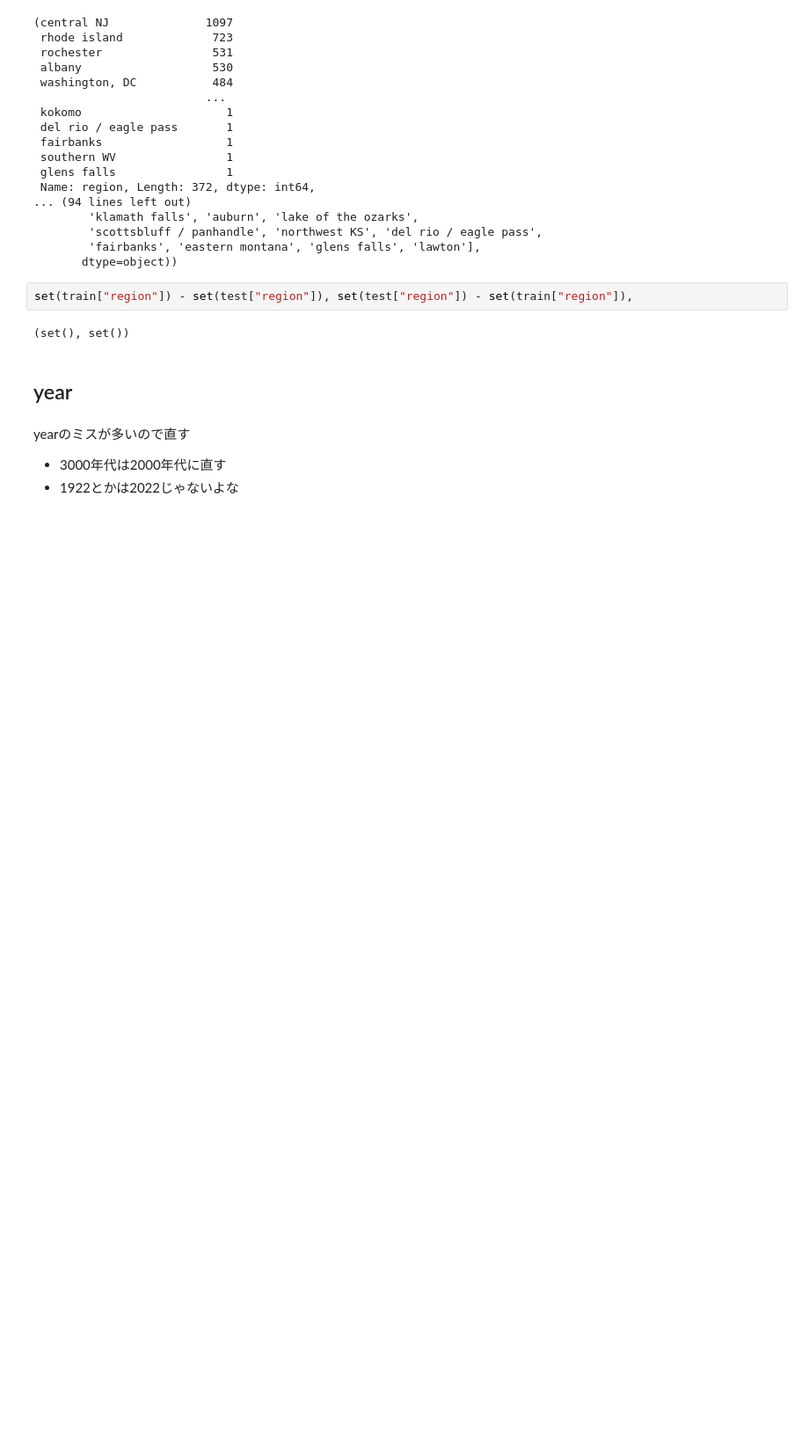
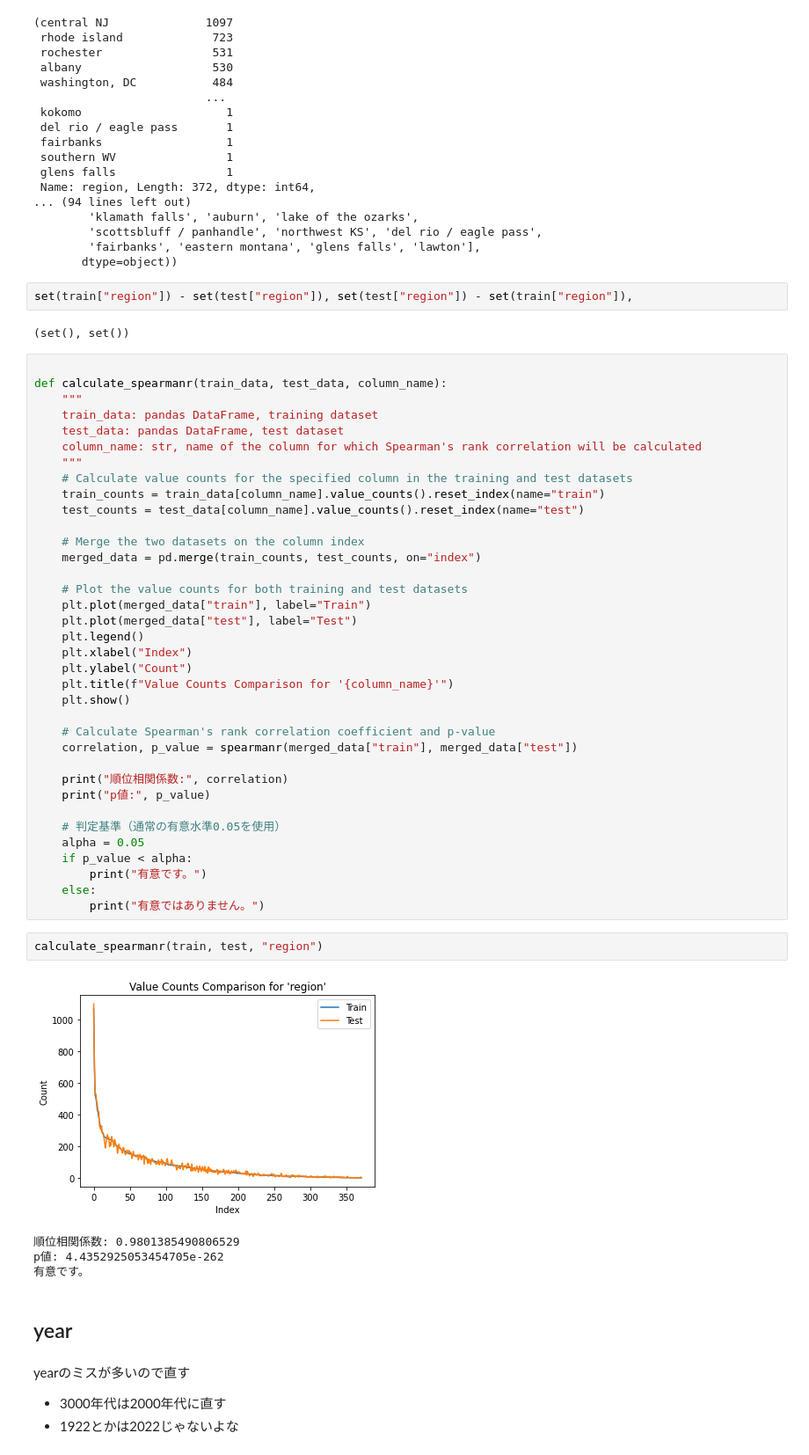
Before and after one commit to YujiK-github/signate_Student-Cup-2023, a Jupyter notebook: EDA.ipynb, the cells around one changed output. Shown: that part at 88% size. Saved outputs shown, nothing was run; the diff lists cells and outputs as text; blank space fills up the shorter version.

```diff
--- a/EDA.ipynb
+++ b/EDA.ipynb
@@ -135,6 +153,49 @@ test["region"].value_counts(), test["region"].unique()
 set(train["region"]) - set(test["region"]), set(test["region"]) - set(train["region"]),
 # %% [output]
 (set(), set())
+# %%
+
+def calculate_spearmanr(train_data, test_data, column_name):
+    """
+    train_data: pandas DataFrame, training dataset
+    test_data: pandas DataFrame, test dataset
+    column_name: str, name of the column for which Spearman's rank correlation will be calculated
+    """
+    # Calculate value counts for the specified column in the training and test datasets
+    train_counts = train_data[column_name].value_counts().reset_index(name="train")
+    test_counts = test_data[column_name].value_counts().reset_index(name="test")
+
+    # Merge the two datasets on the column index
+    merged_data = pd.merge(train_counts, test_counts, on="index")
+
+    # Plot the value counts for both training and test datasets
+    plt.plot(merged_data["train"], label="Train")
+    plt.plot(merged_data["test"], label="Test")
+    plt.legend()
+    plt.xlabel("Index")
+    plt.ylabel("Count")
+    plt.title(f"Value Counts Comparison for '{column_name}'")
+    plt.show()
+
+    # Calculate Spearman's rank correlation coefficient and p-value
+    correlation, p_value = spearmanr(merged_data["train"], merged_data["test"])
+
+    print("順位相関係数:", correlation)
+    print("p値:", p_value)
+
+    # 判定基準（通常の有意水準0.05を使用）
+    alpha = 0.05
+    if p_value < alpha:
+        print("有意です。")
+    else:
+        print("有意ではありません。")
+# %%
+calculate_spearmanr(train, test, "region")
+# %% [output]
+[figure, added]
+順位相関係数: 0.9801385490806529
+p値: 4.4352925053454705e-262
+有意です。
 # %% [markdown]
 ## year
 # %% [markdown]
```
Also changed, not shown: parts of 33 cells of this notebook, 2 other files.
